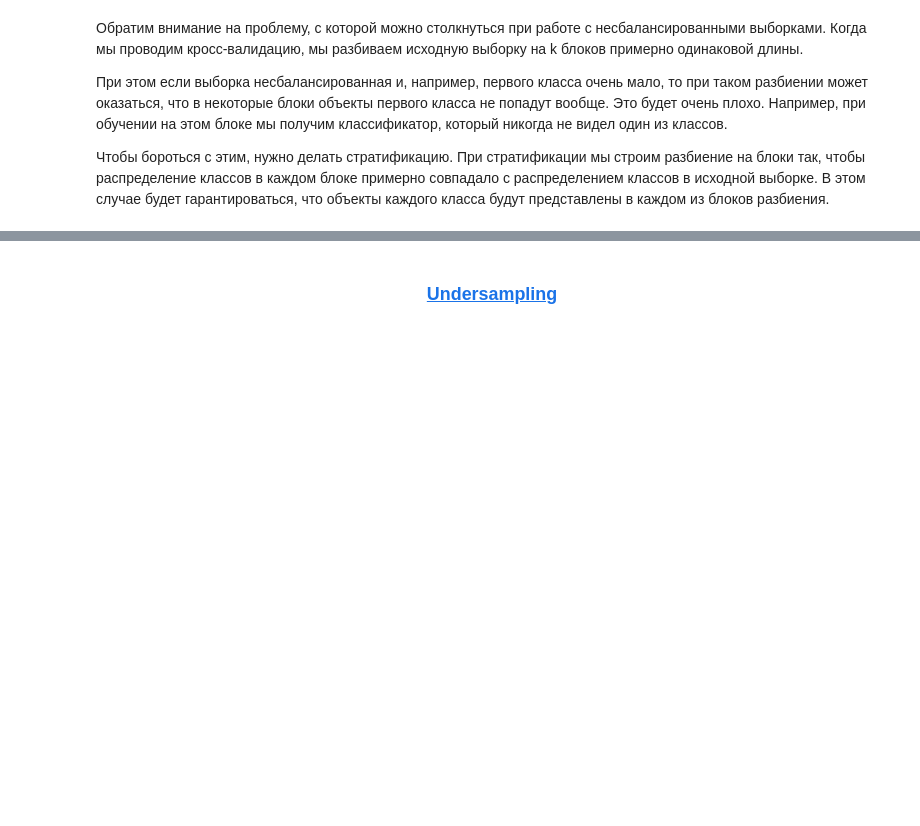
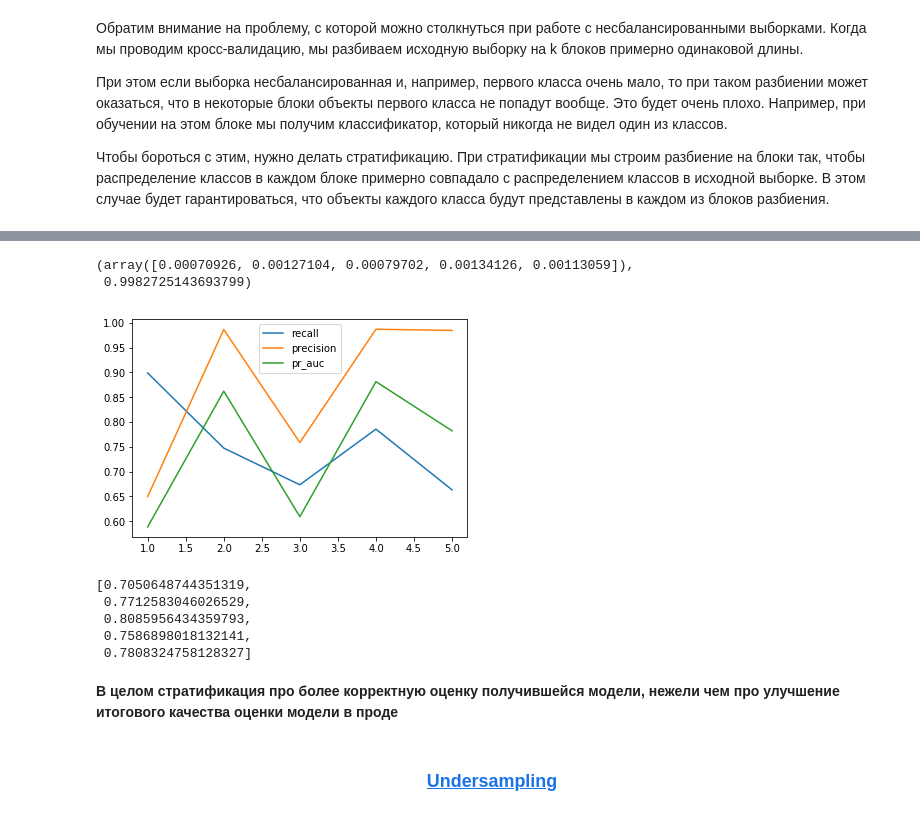
Before and after one commit to Kum4yk/2020_ml, a Jupyter notebook: task_2.unbalanced_classes/unbalanced classes.ipynb, the cells around one changed output, grey strips where cells are left out. Saved outputs shown, nothing was run; the diff lists cells and outputs as text; code cells hidden in the pictures; blank space fills up the shorter version.

```diff
--- a/task_2.unbalanced_classes/unbalanced classes.ipynb
+++ b/task_2.unbalanced_classes/unbalanced classes.ipynb
@@ -458,0 +560,19 @@ np.random.seed(seed)
+# %%
+skf = StratifiedKFold(n_splits=splits, random_state=seed)
+recall, precision, accuracy = [], [], []
+pr_auc = []
+
+for train_index, test_index in skf.split(X, y):
+    X_train, X_test = X.iloc[train_index, :], X.iloc[test_index, :]
+    y_train, y_test = y.iloc[train_index], y.iloc[test_index]
+
+    clf.fit(X_train, y_train);
+    y_pred = clf.predict(X_test);
+
+    recall.append(recall_score(y_test, y_pred));
+    precision.append(precision_score(y_test, y_pred));
+    accuracy.append(accuracy_score(y_test, y_pred));
+
+    y_proba = clf.predict_proba(X_test)
+    prec, rec, thr = precision_recall_curve(y_test, y_proba[:, 1], pos_label=1)
+    pr_auc.append(auc(rec, prec))
@@ -459,3 +615,26 @@ np.random.seed(seed)
+# %%
+accuracy - good_accuracy, good_accuracy
+# %% [output]
+(array([0.00070926, 0.00127104, 0.00079702, 0.00134126, 0.00113059]),
+ 0.9982725143693799)
+# %%
+x = range(1, 6)
+plt.plot(x, recall, label="recall")
+plt.plot(x, precision, label="precision")
+plt.plot(x, pr_auc, label="pr_auc")
+plt.legend();
+# %% [output]
+[figure, added]
+# %%
+pr_auc
+# %% [output]
+[0.7050648744351319,
+ 0.7712583046026529,
+ 0.8085956434359793,
+ 0.7586898018132141,
+ 0.7808324758128327]
+# %% [markdown]
+**В целом стратификация про более корректную оценку получившейся модели, нежели чем про улучшение итогового качества оценки модели в проде**
 # %% [markdown]
 <a id='15'></a><h3 align="center">[Undersampling](#0)</h3>
 # %% [markdown]
```
Also changed, not shown: parts of 29 cells of this notebook.
